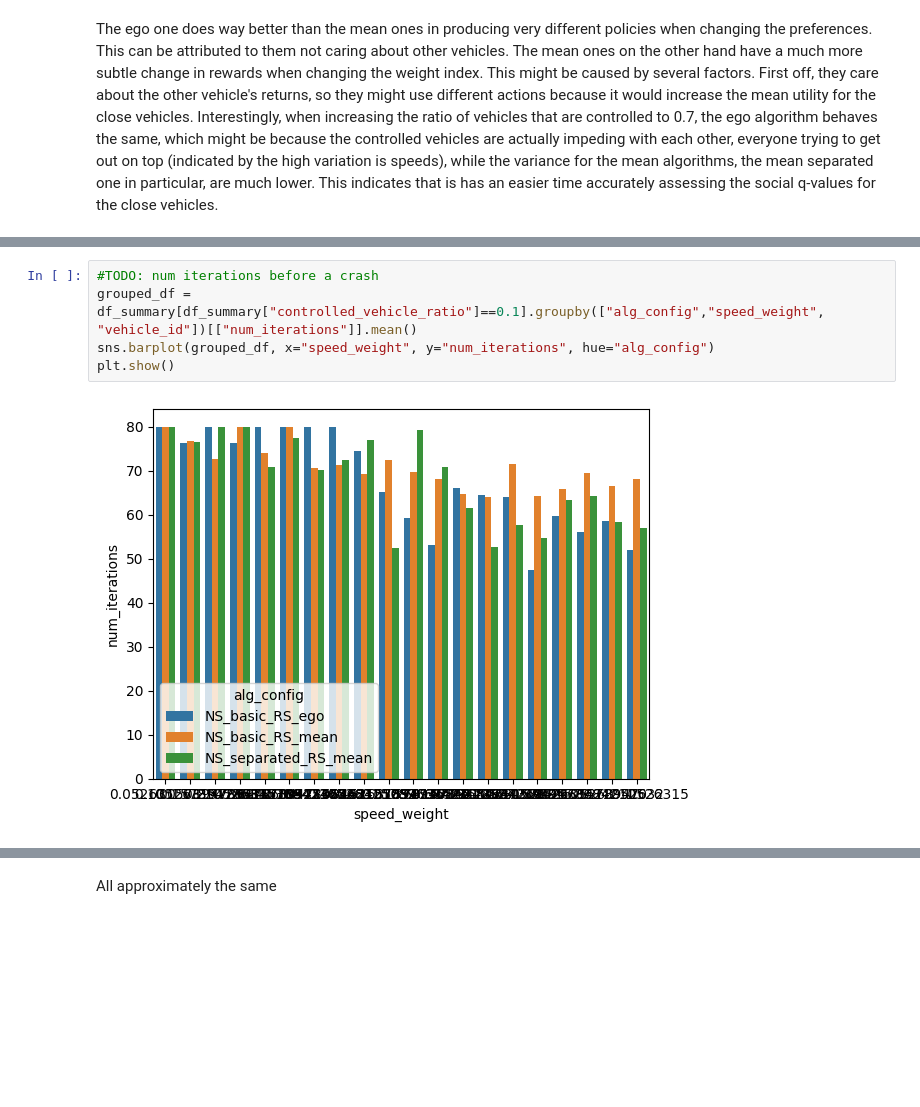
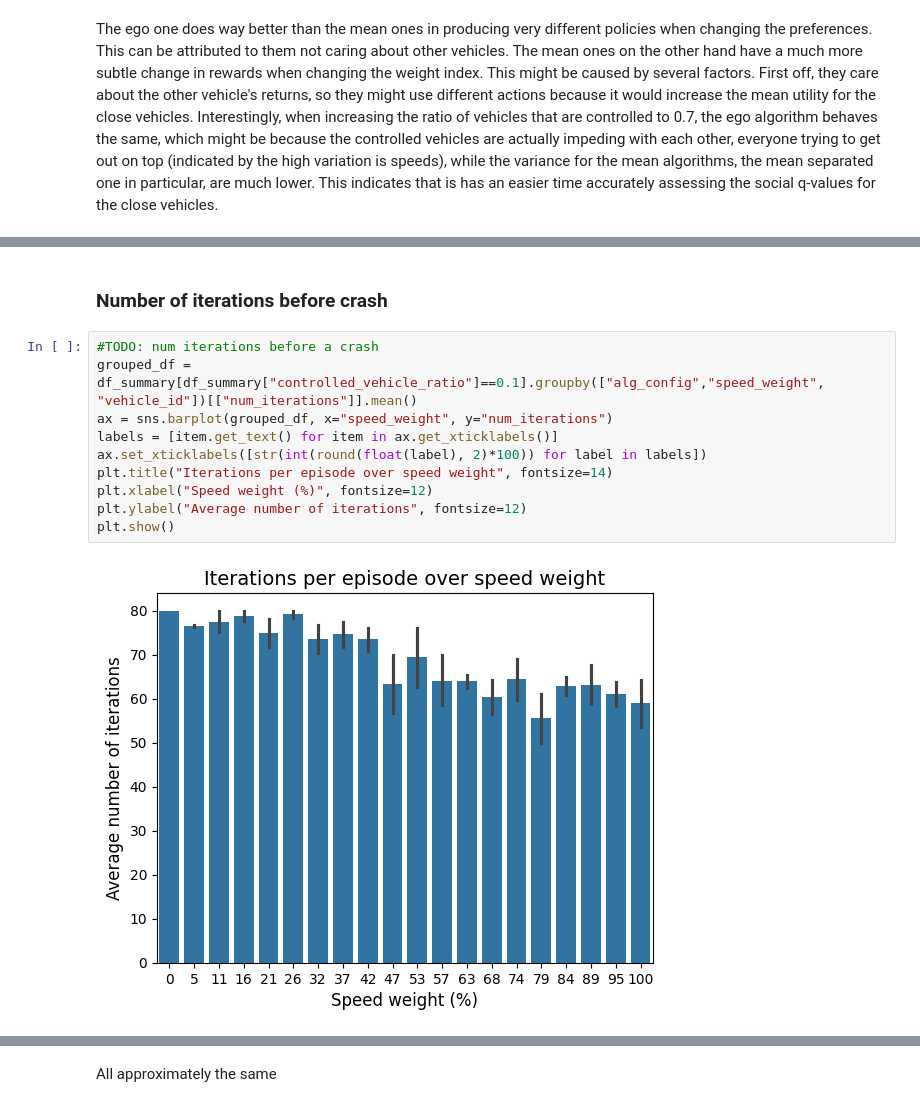
Before and after one commit to whl020406/moma-rl-ad, a Jupyter notebook: moma_highway_final_analysis_3rd_try.ipynb, the cells around one changed output, grey strips where cells are left out. Drawn from its saved outputs; the diff is of its cells as text; blank space fills up the shorter version.

```diff
--- a/moma_highway_final_analysis_3rd_try.ipynb
+++ b/moma_highway_final_analysis_3rd_try.ipynb
@@ -220,7 +357,14 @@ plt.show()
+# %% [markdown]
+### Number of iterations before crash
 # %%
 #TODO: num iterations before a crash
 grouped_df = df_summary[df_summary["controlled_vehicle_ratio"]==0.1].groupby(["alg_config","speed_weight", "vehicle_id"])[["num_iterations"]].mean()
-sns.barplot(grouped_df, x="speed_weight", y="num_iterations", hue="alg_config")
+ax = sns.barplot(grouped_df, x="speed_weight", y="num_iterations")
+labels = [item.get_text() for item in ax.get_xticklabels()]
+ax.set_xticklabels([str(int(round(float(label), 2)*100)) for label in labels])
+plt.title("Iterations per episode over speed weight", fontsize=14)
+plt.xlabel("Speed weight (%)", fontsize=12)
+plt.ylabel("Average number of iterations", fontsize=12)
 plt.show()
 # %% [output]
-[figure, old version]
+[figure, new version]
```
Also changed, not shown: parts of 33 cells of this notebook, 8 other files.
